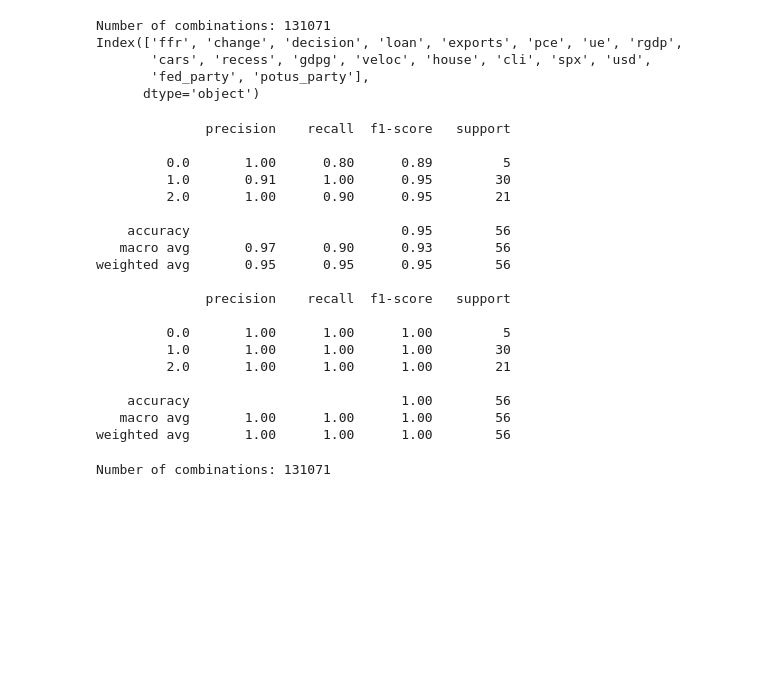
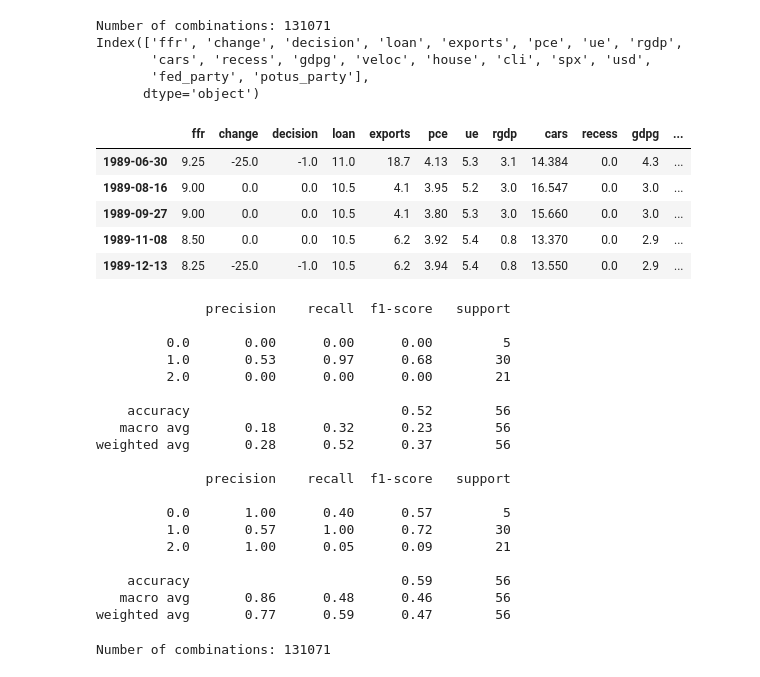
Before and after one commit to elmella/how-interest-ing, a Jupyter notebook: matt-version.ipynb, the cells around one changed output. Drawn from its saved outputs; the diff is of its cells as text; code cells hidden in the pictures; blank space fills up the shorter version.

```diff
--- a/matt-version.ipynb
+++ b/matt-version.ipynb
@@ -344,14 +342,21 @@ def forecast_n_days_prior(df, n_days = 7):
 # %%
 # properly read in data
 df = pd.read_csv('master_data.csv', index_col=0)
 df.index = pd.to_datetime(df.index)
 
 df = forecast_n_days_prior(df, 7)
-# save as csv
-df.to_csv('master_data_7_day_shift.csv')
+
+display(df.head())
+# %% [output]
+|  | ffr | change | decision | loan | exports | pce | ue | rgdp | cars | recess | gdpg | ... |
+| 1989-06-30 | 9.25 | -25.0 | -1.0 | 11.0 | 18.7 | 4.13 | 5.3 | 3.1 | 14.384 | 0.0 | 4.3 | ... |
+| 1989-08-16 | 9.00 | 0.0 | 0.0 | 10.5 | 4.1 | 3.95 | 5.2 | 3.0 | 16.547 | 0.0 | 3.0 | ... |
+| 1989-09-27 | 9.00 | 0.0 | 0.0 | 10.5 | 4.1 | 3.80 | 5.3 | 3.0 | 15.660 | 0.0 | 3.0 | ... |
+| 1989-11-08 | 8.50 | 0.0 | 0.0 | 10.5 | 6.2 | 3.92 | 5.4 | 0.8 | 13.370 | 0.0 | 2.9 | ... |
+| 1989-12-13 | 8.25 | -25.0 | -1.0 | 10.5 | 6.2 | 3.94 | 5.4 | 0.8 | 13.550 | 0.0 | 2.9 | ... |
 # %%
 # Split data into features and target
-X = df.drop('decision', axis=1)
+X = df.drop(['ffr', 'decision', 'change'], axis=1)
 y = df['decision']
 
 # # turn to -1,0,1 to 0, 1, 2
@@ -380,23 +385,23 @@ print(classification_report(y_test, xgb_predictions))
 # %% [output]
               precision    recall  f1-score   support
 
-         0.0       1.00      0.80      0.89         5
-         1.0       0.91      1.00      0.95        30
-         2.0       1.00      0.90      0.95        21
+         0.0       0.00      0.00      0.00         5
+         1.0       0.53      0.97      0.68        30
+         2.0       0.00      0.00      0.00        21
 
-    accuracy                           0.95        56
-   macro avg       0.97      0.90      0.93        56
-weighted avg       0.95      0.95      0.95        56
+    accuracy                           0.52        56
+   macro avg       0.18      0.32      0.23        56
+weighted avg       0.28      0.52      0.37        56
 
               precision    recall  f1-score   support
 
-         0.0       1.00      1.00      1.00         5
-         1.0       1.00      1.00      1.00        30
-         2.0       1.00      1.00      1.00        21
+         0.0       1.00      0.40      0.57         5
+         1.0       0.57      1.00      0.72        30
+         2.0       1.00      0.05      0.09        21
 
-    accuracy                           1.00        56
-   macro avg       1.00      1.00      1.00        56
-weighted avg       1.00      1.00      1.00        56
+    accuracy                           0.59        56
+   macro avg       0.86      0.48      0.46        56
+weighted avg       0.77      0.59      0.47        56
 # %%
 # Assuming 'features' is your DataFrame
 corr_matrix = df.corr().abs()
```
Also changed, not shown: parts of 1 cell of this notebook.
